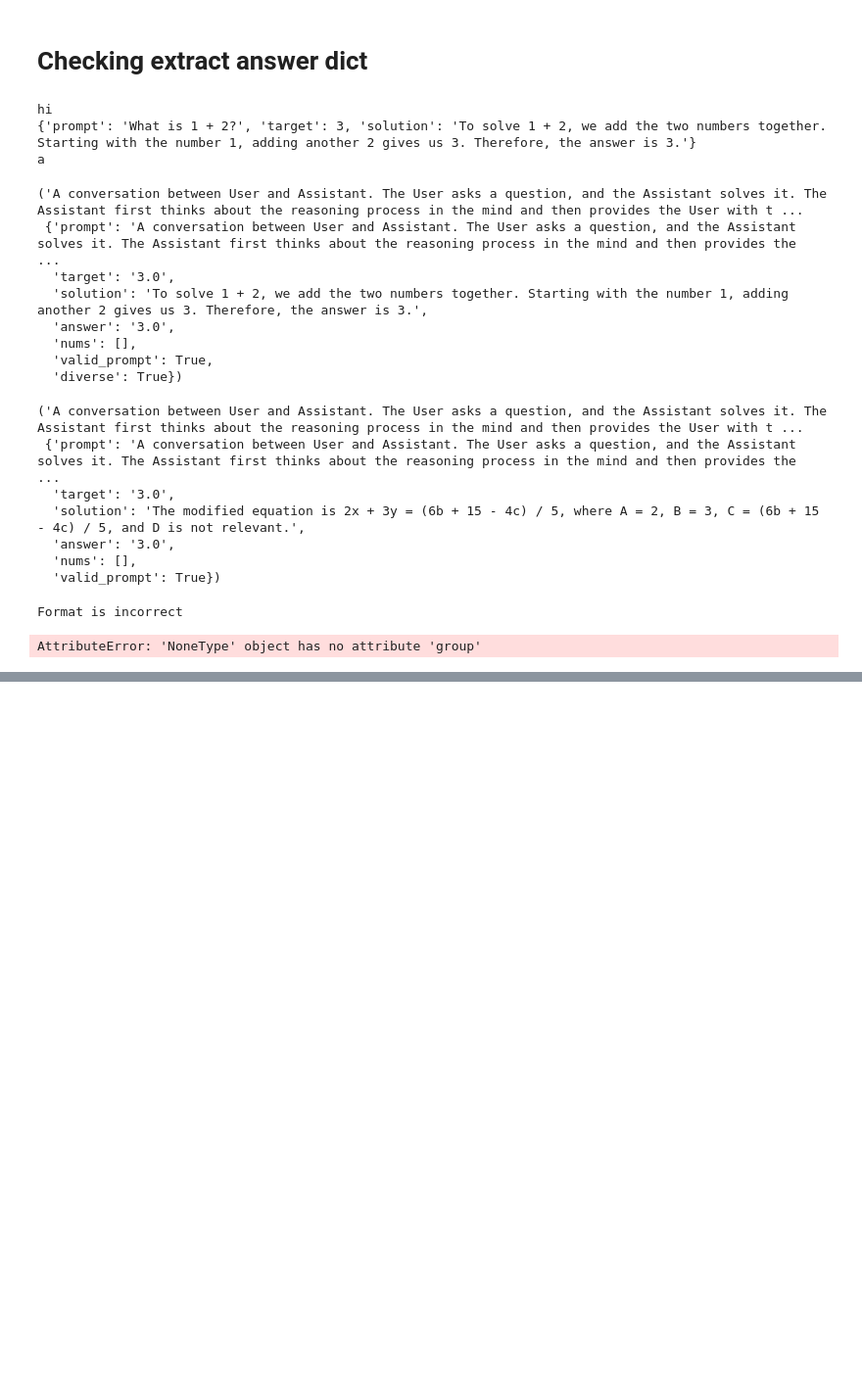
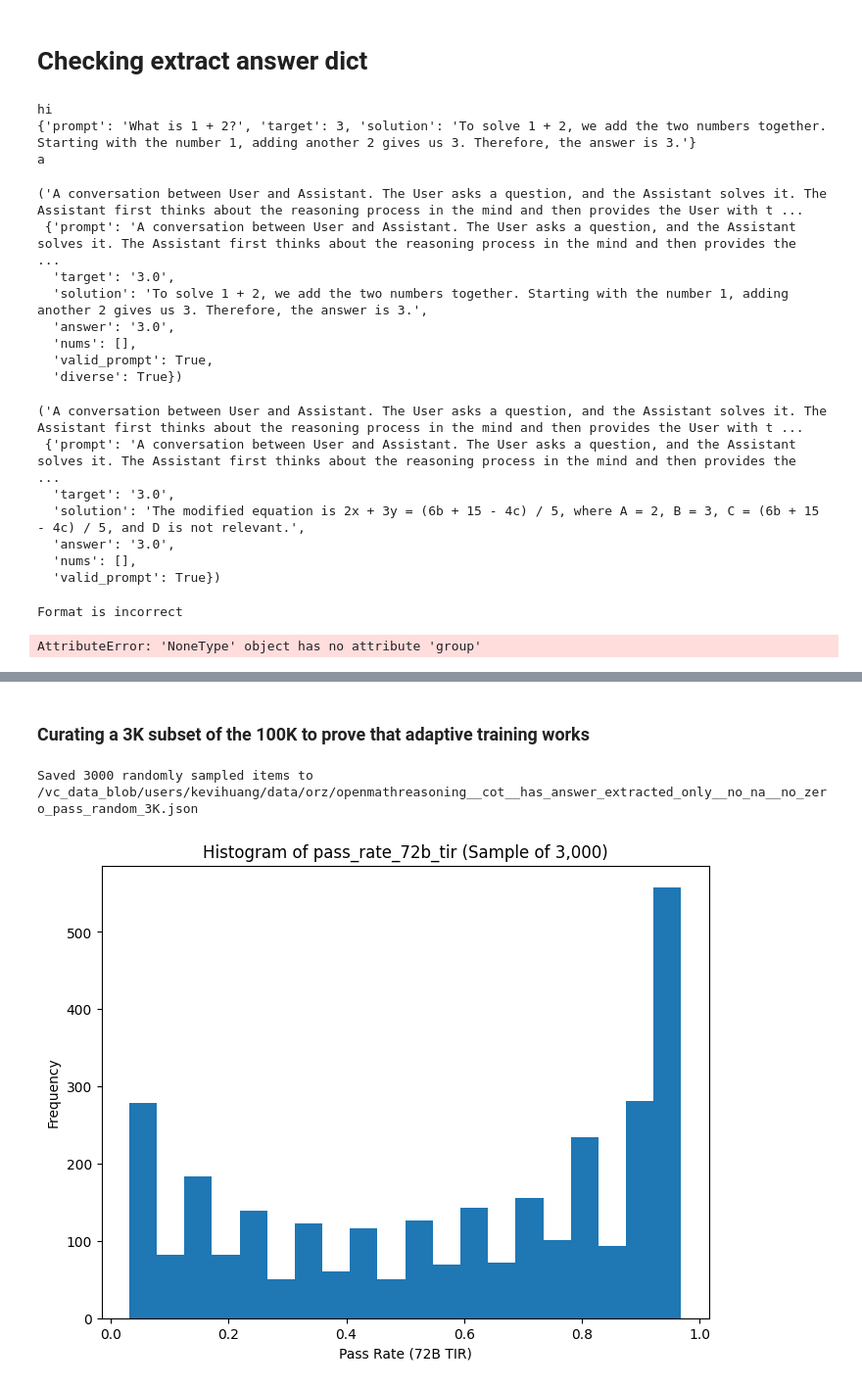
Before and after one commit to KevinH48264/Open-Reasoner-Zero, a Jupyter notebook: experimental/data/inspect.ipynb, the cells around one changed output, grey strips where cells are left out. Shown at 98% size. Cells and saved outputs as stored; diff of their text form; code cells hidden in the pictures; blank space fills up the shorter version.

```diff
--- a/experimental/data/inspect.ipynb
+++ b/experimental/data/inspect.ipynb
@@ -562,0 +782,5 @@ AttributeError: 'NoneType' object has no attribute 'group'
+# %%
+from datasets import load_dataset
+
+# Login using e.g. `huggingface-cli login` to access this dataset
+ds = load_dataset("nvidia/OpenMathReasoning")
@@ -562,0 +968,16 @@ AttributeError: 'NoneType' object has no attribute 'group'
+# %%
+import json
+
+# Assuming `filtered` is already defined as in your previous snippet.
+
+# Compute the lowest pass rate
+rates = [float(dialogue[2]['pass_rate_72b_tir']) for dialogue in filtered]
+min_rate = min(rates)
+print(f"Lowest pass rate: {min_rate}")
+
+# Find and print one example with that pass rate
+for dialogue in filtered:
+    if float(dialogue[2]['pass_rate_72b_tir']) == min_rate:
+        print("Example with the lowest pass rate:")
+        print(json.dumps(dialogue, indent=2, ensure_ascii=False))
+        break
@@ -562,0 +1160,53 @@ AttributeError: 'NoneType' object has no attribute 'group'
+# %% [markdown]
+### Curating a 3K subset of the 100K to prove that adaptive training works
+# %%
+import json
+import random
+
+# set seed for reproducibility
+random.seed(42)
+
+# file paths
+src_path = "/vc_data_blob/users/kevihuang/data/orz/openmathreasoning__cot__has_answer_extracted_only__no_na__no_zero_pass.json"
+dst_path = "/vc_data_blob/users/kevihuang/data/orz/openmathreasoning__cot__has_answer_extracted_only__no_na__no_zero_pass_random_3K.json"
+
+# load the full dataset
+with open(src_path, "r", encoding="utf-8") as f:
+    data = json.load(f)
+
+# sample 3,000 items
+sampled = random.sample(data, 3000)
+
+# write out the sample
+with open(dst_path, "w", encoding="utf-8") as f:
+    json.dump(sampled, f, ensure_ascii=False, indent=2)
+
+print(f"Saved {len(sampled)} randomly sampled items to {dst_path}")
+# %% [output]
+Saved 3000 randomly sampled items to /vc_data_blob/users/kevihuang/data/orz/openmathreasoning__cot__has_answer_extracted_only__no_na__no_zero_pass_random_3K.json
+# %%
+import json
+import pandas as pd
+import matplotlib.pyplot as plt
+
+# Load the 3K-sample dataset
+sample_path = "/vc_data_blob/users/kevihuang/data/orz/openmathreasoning__cot__has_answer_extracted_only__no_na__no_zero_pass_random_3K.json"
+with open(sample_path, "r", encoding="utf-8") as f:
+    conversations = json.load(f)
+
+# Extract pass_rate_72b_tir from each record
+rates = [entry[2]["pass_rate_72b_tir"] for entry in conversations]
+
+# Create a Series to leverage dropna
+rates_series = pd.Series(rates)
+rates_numeric = pd.to_numeric(rates_series, errors="coerce").dropna()
+
+# Plot histogram
+plt.figure(figsize=(8, 6))
+plt.hist(rates_numeric, bins=20)
+plt.title("Histogram of pass_rate_72b_tir (Sample of 3,000)")
+plt.xlabel("Pass Rate (72B TIR)")
+plt.ylabel("Frequency")
+plt.show()
+# %% [output]
+[figure, added]
```
Also changed, not shown: parts of 41 cells of this notebook, 12 other files.
